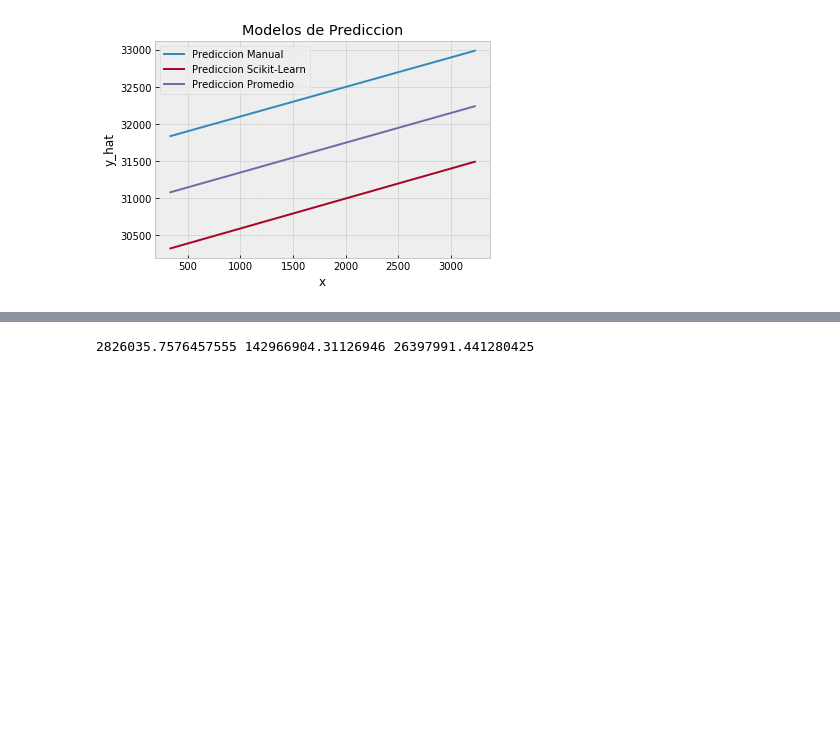
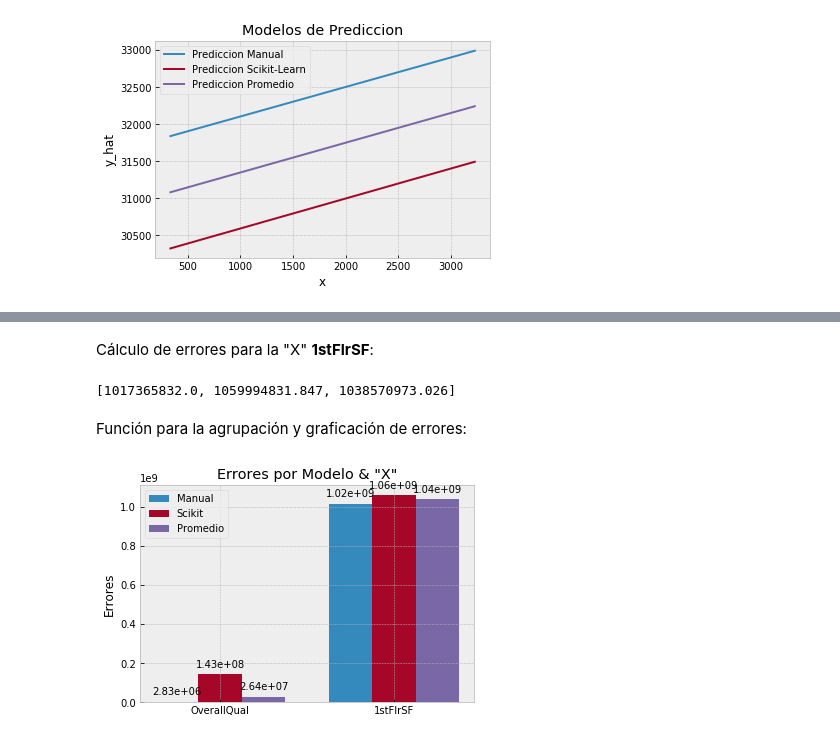
Before and after one commit to sjbarrios/Proyecto-Ciencia-Datos-Python, a Jupyter notebook: Proyecto_1.ipynb, the cells around one changed output, grey strips where cells are left out. Cells and saved outputs as stored; diff of their text form; code cells hidden in the pictures; blank space fills up the shorter version.

```diff
--- a/Proyecto_1.ipynb
+++ b/Proyecto_1.ipynb
@@ -690,42 +692,10 @@ print(FstFlrSF_errores_prueba)
-# %%
-def graficar_errores(lista_errores1,lista_errores2):
-    labels = ['Manual', 'Scikit', 'Promedio']
-    OverallQual_errores = [lista_errores1[0],lista_errores1[1],lista_errores1[2]]
-    FstFlrSF_errores = [lista_errores2[0],lista_errores2[1],lista_errores2[2]]
-
-    x = np.arange(len(labels))  # the label locations
-    width = 0.35  # the width of the bars
-
-    fig, ax = plt.subplots()
-    rects1 = ax.bar(x - width/2, men_means, width, label='Men')
-    rects2 = ax.bar(x + width/2, women_means, width, label='Women')
-
-    # Add some text for labels, title and custom x-axis tick labels, etc.
-    ax.set_ylabel('Scores')
-    ax.set_title('Scores by group and gender')
-    ax.set_xticks(x)
-    ax.set_xticklabels(labels)
-    ax.legend()
-
-
-    def autolabel(rects):
-    """Attach a text label above each bar in *rects*, displaying its height."""
-        for rect in rects:
-            height = rect.get_height()
-            ax.annotate('{}'.format(height),
-                        xy=(rect.get_x() + rect.get_width() / 2, height),
-                        xytext=(0, 3),  # 3 points vertical offset
-                        textcoords="offset points",
-                        ha='center', va='bottom')
-
-
-    autolabel(rects1)
-    autolabel(rects2)
-
-    fig.tight_layout()
-
-    plt.show()
-
-    return
-# %% [output]
-2826035.7576457555 142966904.31126946 26397991.441280425
+# %% [markdown]
+Cálculo de errores para la "X" **1stFlrSF**:
+# %%
+FstFlrSF_errores_prueba=errores_prueba(
+        manual_FstFlrSF,scikit_FstFlrSF,FstFlrSF_Test,SalePrice_Test)
+print(FstFlrSF_errores_prueba)
+# %% [output]
+[1017365832.0, 1059994831.847, 1038570973.026]
+# %% [markdown]
+Función para la agrupación y graficación de errores:
@@ -731,0 +752,4 @@ def graficar_errores(lista_errores1,lista_errores2):
+# %%
+graficar_errores(OverallQual_errores_prueba,FstFlrSF_errores_prueba)
+# %% [output]
+[figure, added]
```
Also changed, not shown: parts of 11 cells of this notebook.
